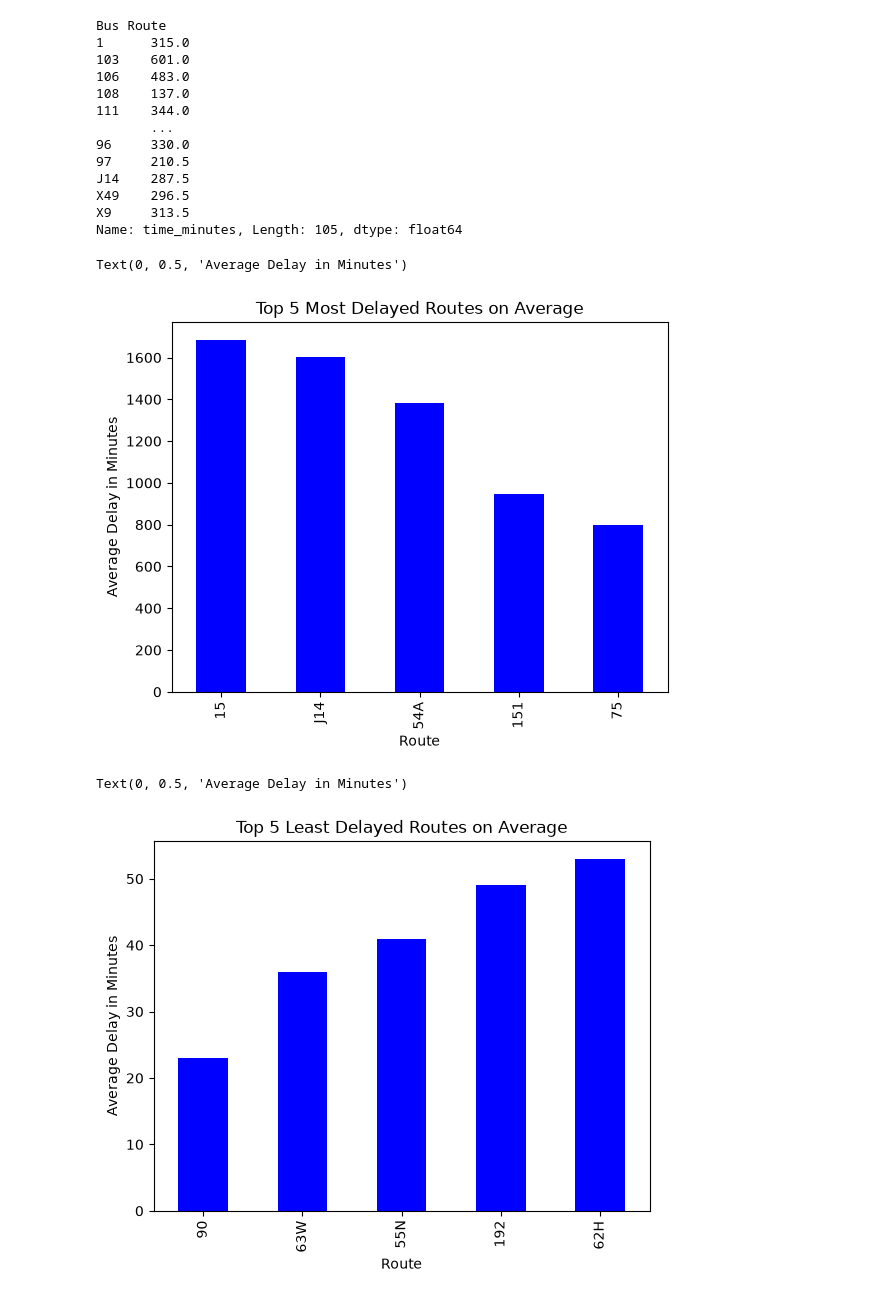
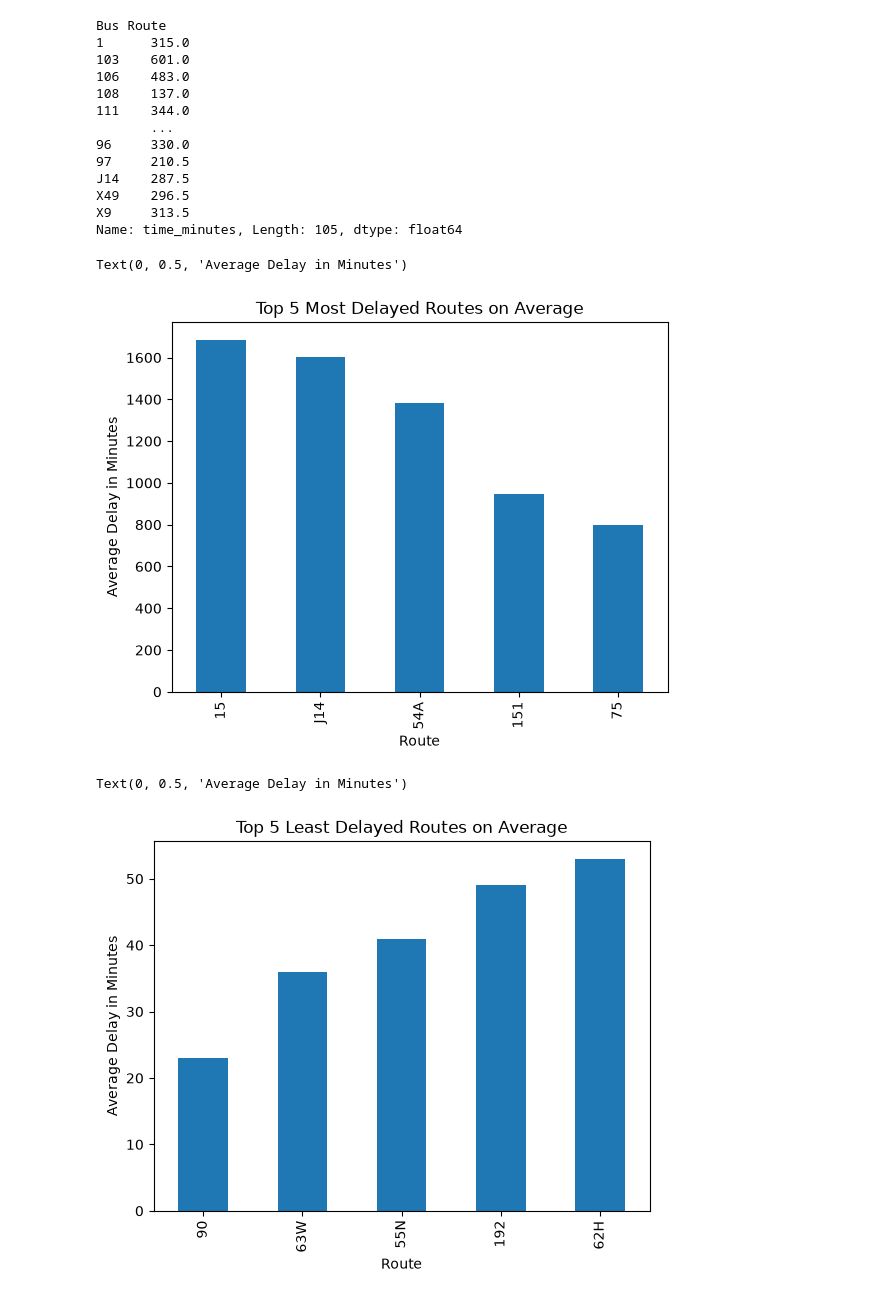
Before and after one commit to UCOpenData/cta_delays, a Jupyter notebook: code-for-project/CTA_Average_Bus_Delays.ipynb, the cells around one changed output. Drawn from its saved outputs; the diff is of its cells as text; code cells hidden in the pictures.

Commit message:
Add files via upload
V3 of Average Delays Notebook

```diff
--- a/code-for-project/CTA_Average_Bus_Delays.ipynb
+++ b/code-for-project/CTA_Average_Bus_Delays.ipynb
@@ -100,20 +100,20 @@ Name: time_minutes, Length: 105, dtype: float64
 # %%
 avg_delay_top5 = avg_delay.sort_values(ascending = False).head(5)
 
-avg_graph = avg_delay_top5.plot(kind="bar",x="Bus Route",y="time_minutes", color = "blue")
+avg_graph = avg_delay_top5.plot(kind="bar",x="Bus Route",y="time_minutes")
 avg_graph.set_title("Top 5 Most Delayed Routes on Average")
 avg_graph.set_xlabel("Route")
 avg_graph.set_ylabel("Average Delay in Minutes")
 # %% [output]
 Text(0, 0.5, 'Average Delay in Minutes')
-[figure, old version]
+[figure, new version]
 # %%
 avg_delay_bottom5 = avg_delay.sort_values(ascending = True).head(5)
 
-avg_graph = avg_delay_bottom5.plot(kind="bar",x="Bus Route",y="time_minutes", color = "blue")
+avg_graph = avg_delay_bottom5.plot(kind="bar",x="Bus Route",y="time_minutes")
 avg_graph.set_title("Top 5 Least Delayed Routes on Average")
 avg_graph.set_xlabel("Route")
 avg_graph.set_ylabel("Average Delay in Minutes")
 # %% [output]
 Text(0, 0.5, 'Average Delay in Minutes')
-[figure, old version]
+[figure, new version]
```
Also changed, not shown: parts of 1 cell of this notebook.
